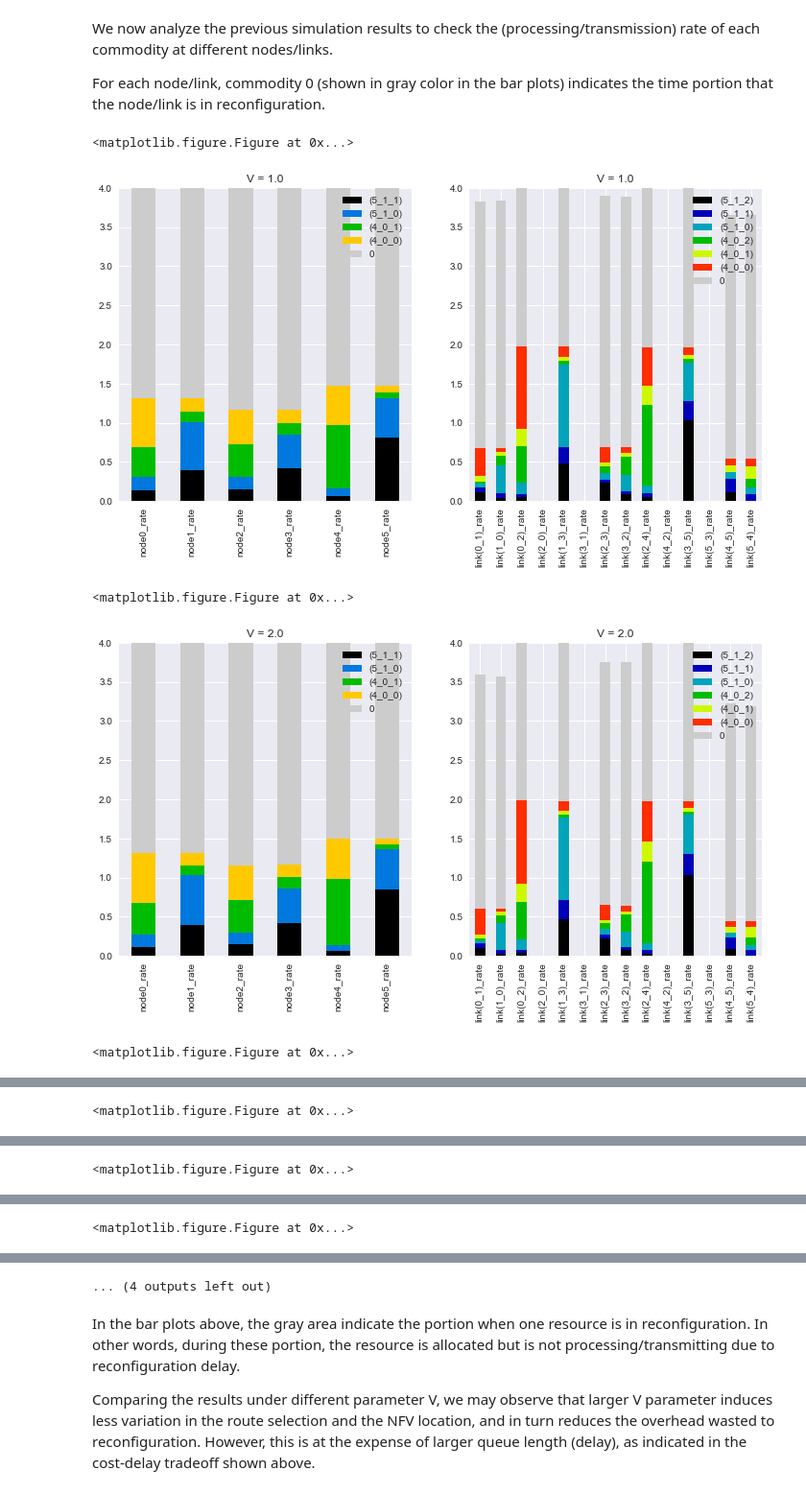
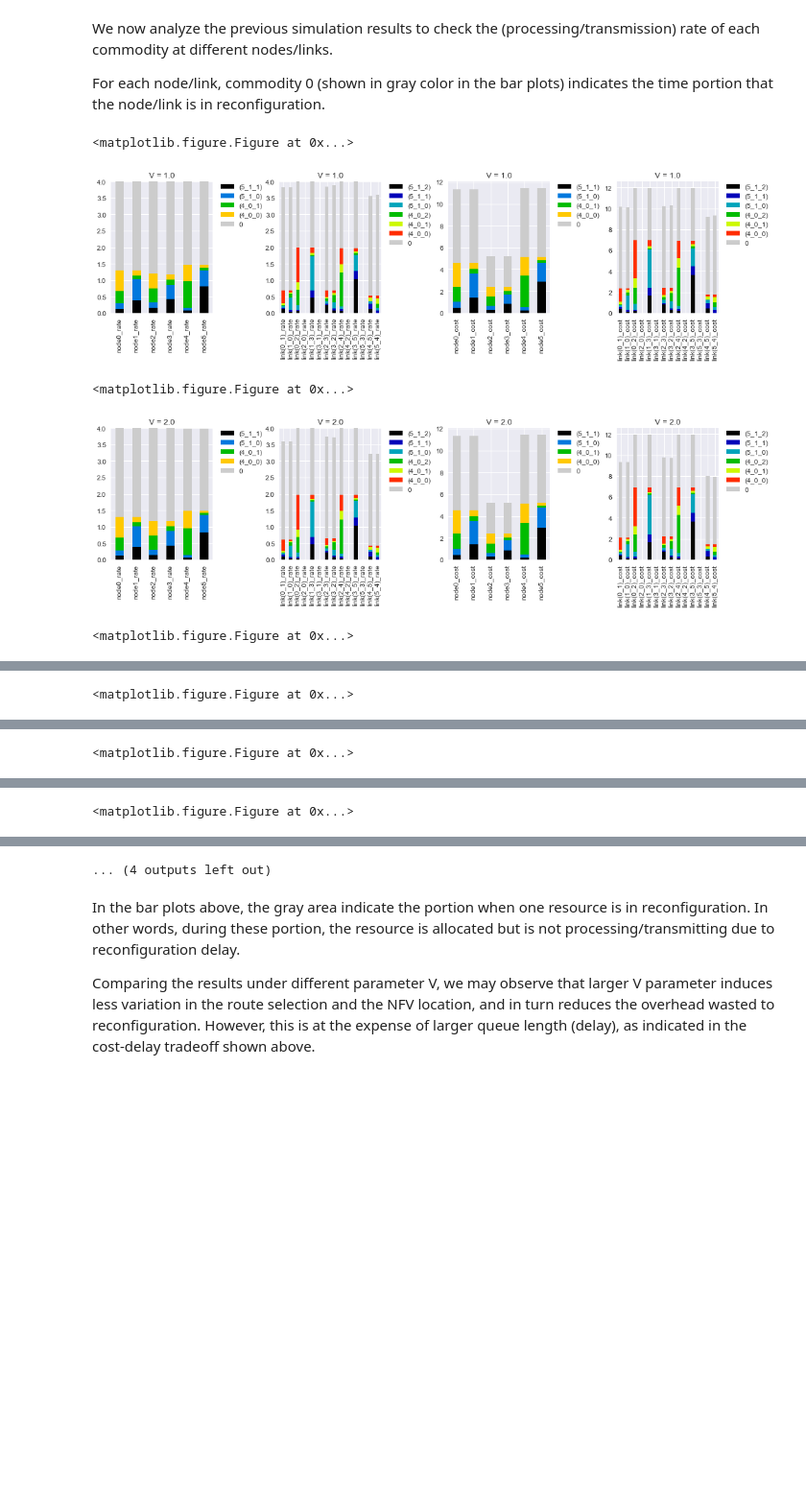
Before and after one commit to 2204bestdvd/cloud_reconfiguration, a Jupyter notebook: process_sim.ipynb, the cells around one changed output, grey strips where cells are left out. Shown at 96% size. Cells and saved outputs as stored; diff of their text form; code cells hidden in the pictures; blank space fills up the shorter version.

```diff
--- a/process_sim.ipynb
+++ b/process_sim.ipynb
@@ -93,6 +102,7 @@ For each V, the subfigures indicate
 N = 6
 t = 300000
 deltar = 10
+costr = 0
 V = 10.0
 policy = 'ADCNC'
 # %%
@@ -157,0 +251,12 @@ plt.ylabel('Mean costs')
+# %%
+plt.figure(figsize=(10,5))
+plt.subplot(1,2,1)
+for queues in costr_queues:
+    plt.plot(Vs, queues)
+    plt.xlabel('V')
+    plt.ylabel('Mean sum of queue lengths')
+plt.subplot(1,2,2)
+for costs in costr_costs:
+    plt.plot(Vs, costs)
+    plt.xlabel('V')
+    plt.ylabel('Mean costs')
@@ -157,0 +285,25 @@ plt.ylabel('Mean costs')
+# %%
+N = 6
+t = 300000
+deltar = 0
+costr = 10
+V = 10.0
+policy = 'ADCNC'
+# %%
+costrs = [0, 50, 100]
+costr_costs = []
+costr_queues = []
+for costr in costrs:
+    costs = []
+    queues = []
+    Vs = [1.0, 2.0, 5.0, 10.0, 20.0, 50.0, 100.0, 200.0]
+    for V in Vs:
+        t = int(100000 * (3**(np.floor(np.log10(V)))))
+        print 'V = ', V, ', deltar = ', deltar, ', costr = ', costr
+        schedule, queue, cost = test(N, t, deltar, costr, policy, V)
+        costs.append(cost.sum(axis=1).mean())
+        queues.append(queue.sum(axis=1).mean())
+        del schedule, queue, cost
+
+    costr_costs.append(costs)
+    costr_queues.append(queues)
@@ -204,17 +472,18 @@ def rate_plot(schedule, V):
 # %%
 for V in Vs:
     t = int(100000 * (3**(np.floor(np.log10(V)))))
     output_dir = 'output/sim/'
     sim_command = './test t=' + str(t) + ' deltar=' + str(deltar) + ' policy=' + policy + ' V=' + str(V)
     sim_instance = 'N_' + str(N) + '_t_' + str(t) + '_deltar_' + str(deltar) + '_' + policy + '_V_' + str(V)
     schedule = pd.DataFrame.from_csv(output_dir + 'schedule_' + sim_instance + '.csv')
+    cost = pd.DataFrame.from_csv(output_dir + 'cost_' + sim_instance + '.csv')
     #queue = pd.DataFrame.from_csv(output_dir + 'queue_' + sim_instance + '.csv')
 
     plt.figure()
-    rate_plot(schedule, V)
+    rate_plot(schedule, cost, V)
 # %% [output]
 <matplotlib.figure.Figure at 0x...>
-[figure, old version]
+[figure, new version]
 <matplotlib.figure.Figure at 0x...>
-[figure, old version]
+[figure, new version]
 <matplotlib.figure.Figure at 0x...>
```
Also changed, not shown: parts of 26 cells of this notebook.
